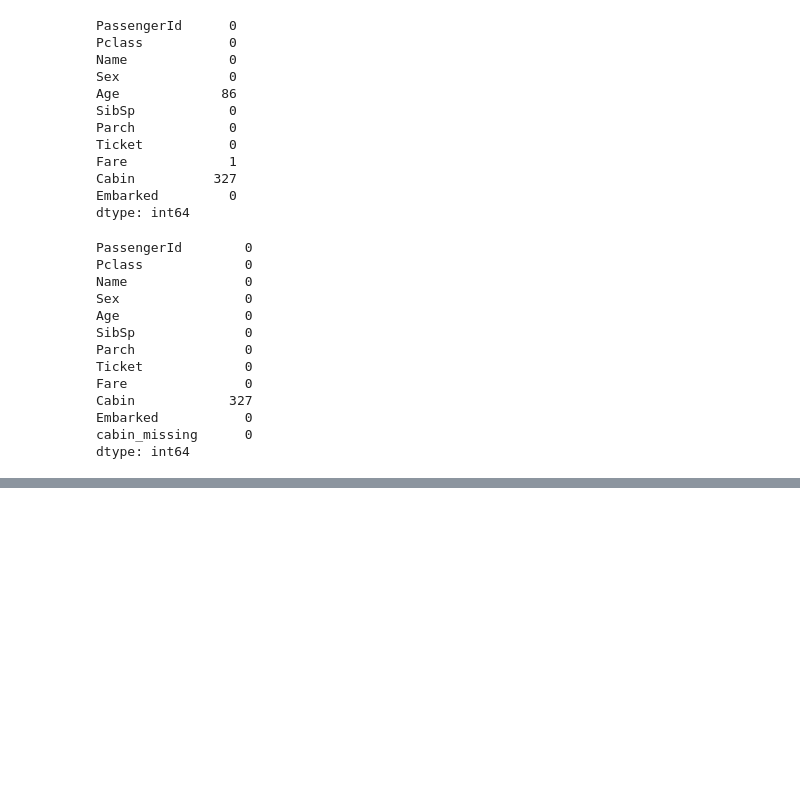
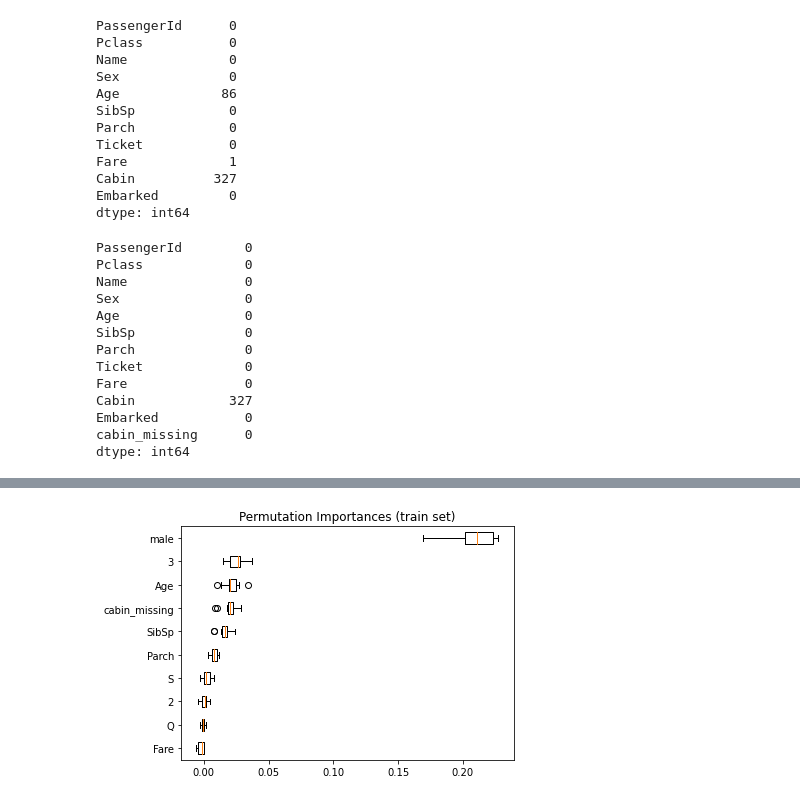
Before and after one commit to adamvig96/ML-for-NLP, a Jupyter notebook: Assignment-1-before call-checkpoint.ipynb, the cells around one changed output, grey strips where cells are left out. Cells and saved outputs as stored; diff of their text form; code cells hidden in the pictures; blank space fills up the shorter version.

```diff
--- a/Assignment-1-before call-checkpoint.ipynb
+++ b/Assignment-1-before call-checkpoint.ipynb
@@ -807,0 +744,17 @@ https://stackoverflow.com/questions/34052115/how-to-find-the-importance-of-the-f
+# %%
+result = permutation_importance(
+    best_model, X_train, y_train, n_repeats=10, random_state=42, n_jobs=2
+)
+sorted_idx = result.importances_mean.argsort()
+
+fig, ax = plt.subplots()
+ax.boxplot(
+    result.importances[sorted_idx].T,
+    vert=False,
+    labels=initial_model_data.drop("Survived", axis=1).columns[sorted_idx],
+)
+ax.set_title("Permutation Importances (train set)")
+fig.tight_layout()
+plt.show()
+# %% [output]
+[figure, added]
```
Also changed, not shown: parts of 31 cells of this notebook.
